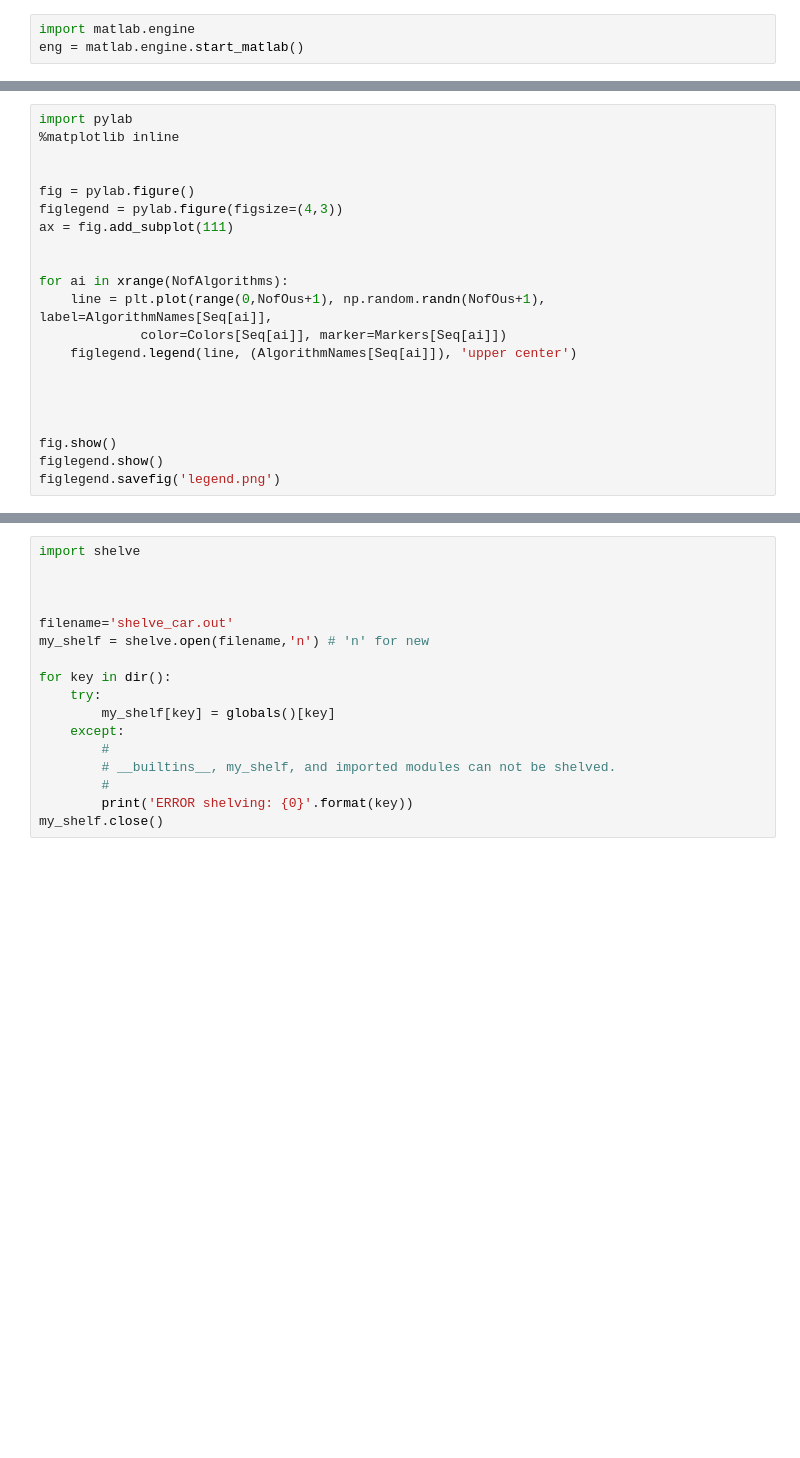
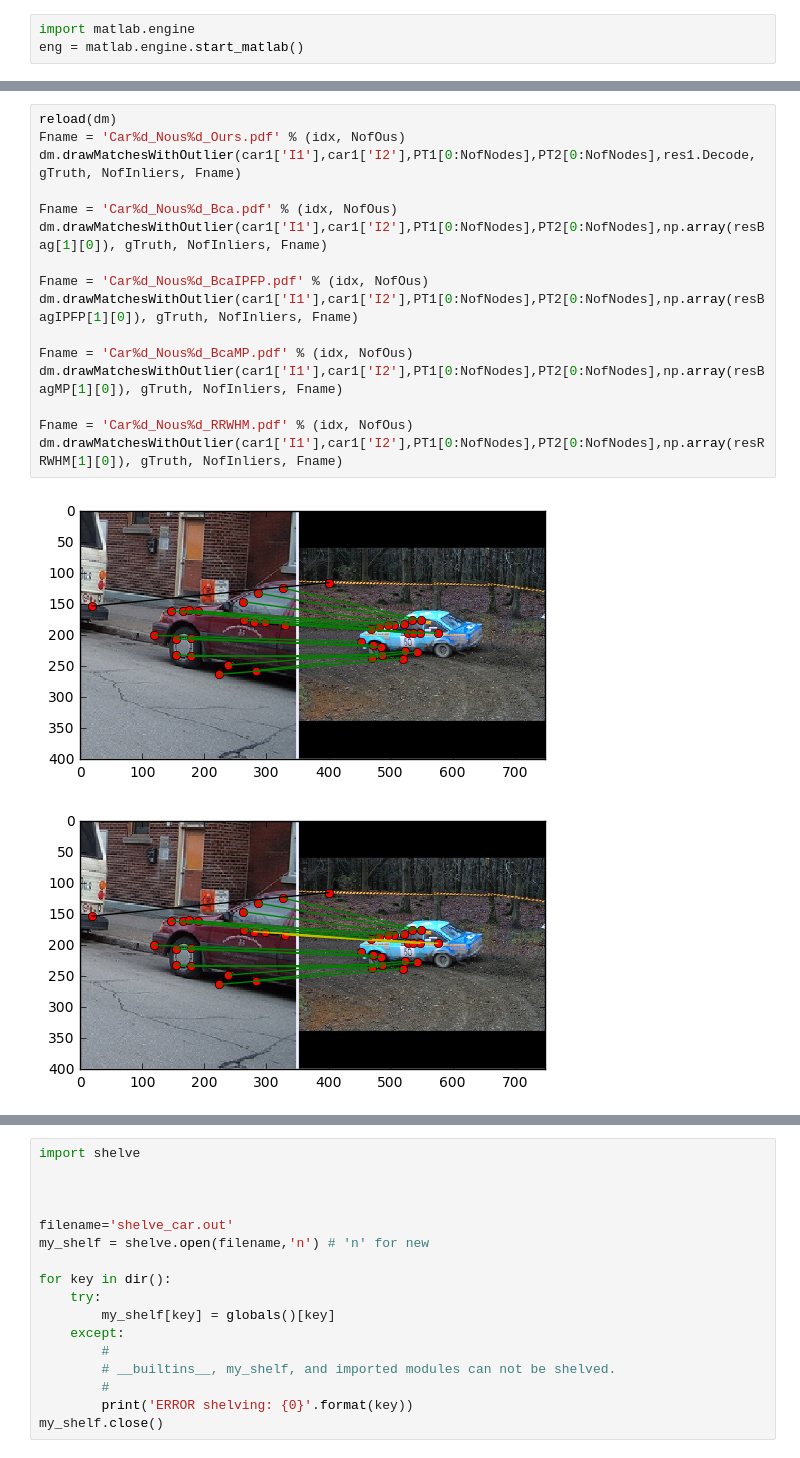
Before and after one commit to zzhang1987/HyperGraphMatchingBP, a Jupyter notebook: demoCarHyper.ipynb, the cells around one changed output, grey strips where cells are left out. Cells and saved outputs as stored; diff of their text form; blank space fills up the shorter version.

```diff
--- a/demoCarHyper.ipynb
+++ b/demoCarHyper.ipynb
@@ -220,21 +248,19 @@ NofOus 0, Finished Frame: 10
-# %%
-import pylab
-%matplotlib inline
-
-
-fig = pylab.figure()
-figlegend = pylab.figure(figsize=(4,3))
-ax = fig.add_subplot(111)
-
-
-for ai in xrange(NofAlgorithms):
-    line = plt.plot(range(0,NofOus+1), np.random.randn(NofOus+1), label=AlgorithmNames[Seq[ai]],
-             color=Colors[Seq[ai]], marker=Markers[Seq[ai]])
-    figlegend.legend(line, (AlgorithmNames[Seq[ai]]), 'upper center')
-
-
-
-
-fig.show()
-figlegend.show()
-figlegend.savefig('legend.png')
+# %%
+reload(dm)
+Fname = 'Car%d_Nous%d_Ours.pdf' % (idx, NofOus)
+dm.drawMatchesWithOutlier(car1['I1'],car1['I2'],PT1[0:NofNodes],PT2[0:NofNodes],res1.Decode, gTruth, NofInliers, Fname)
+
+Fname = 'Car%d_Nous%d_Bca.pdf' % (idx, NofOus)
+dm.drawMatchesWithOutlier(car1['I1'],car1['I2'],PT1[0:NofNodes],PT2[0:NofNodes],np.array(resBag[1][0]), gTruth, NofInliers, Fname)
+
+Fname = 'Car%d_Nous%d_BcaIPFP.pdf' % (idx, NofOus)
+dm.drawMatchesWithOutlier(car1['I1'],car1['I2'],PT1[0:NofNodes],PT2[0:NofNodes],np.array(resBagIPFP[1][0]), gTruth, NofInliers, Fname)
+
+Fname = 'Car%d_Nous%d_BcaMP.pdf' % (idx, NofOus)
+dm.drawMatchesWithOutlier(car1['I1'],car1['I2'],PT1[0:NofNodes],PT2[0:NofNodes],np.array(resBagMP[1][0]), gTruth, NofInliers, Fname)
+
+Fname = 'Car%d_Nous%d_RRWHM.pdf' % (idx, NofOus)
+dm.drawMatchesWithOutlier(car1['I1'],car1['I2'],PT1[0:NofNodes],PT2[0:NofNodes],np.array(resRRWHM[1][0]), gTruth, NofInliers, Fname)
+# %% [output]
+[figure, added]
+[figure, added]
```
Also changed, not shown: parts of 10 cells of this notebook, 10 other files.
